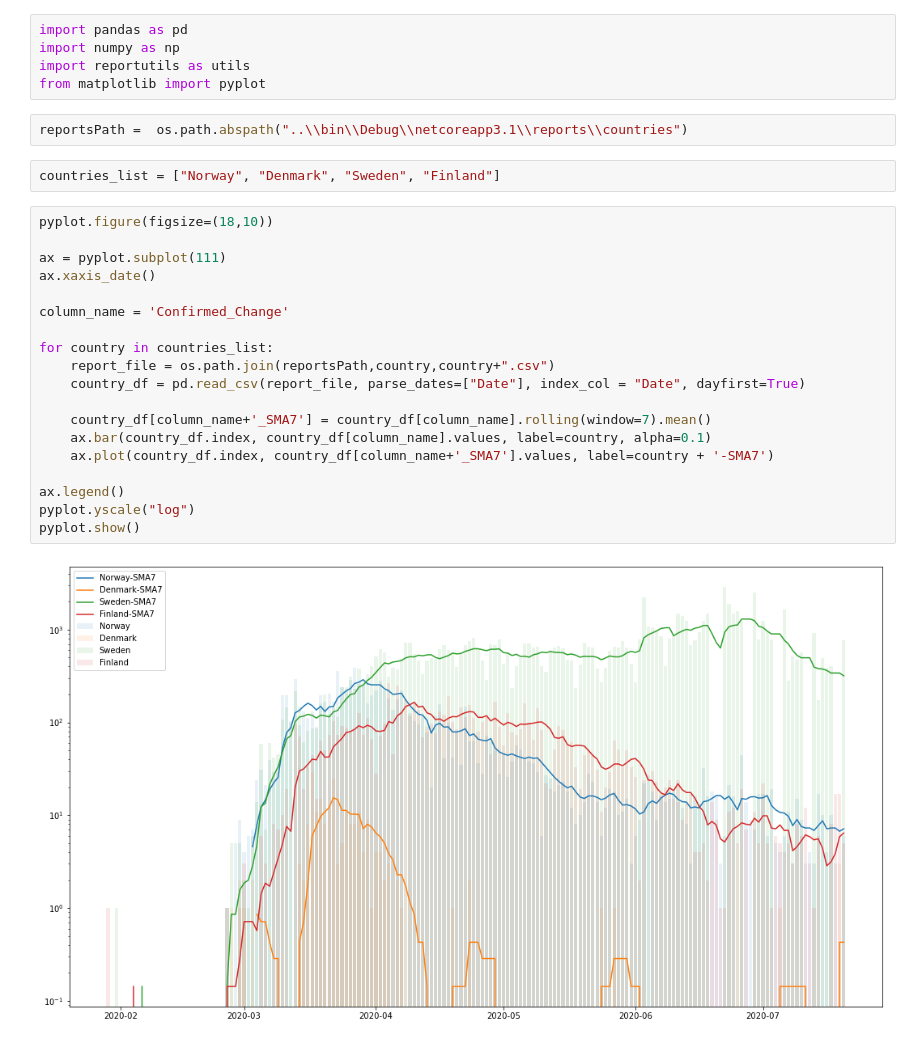
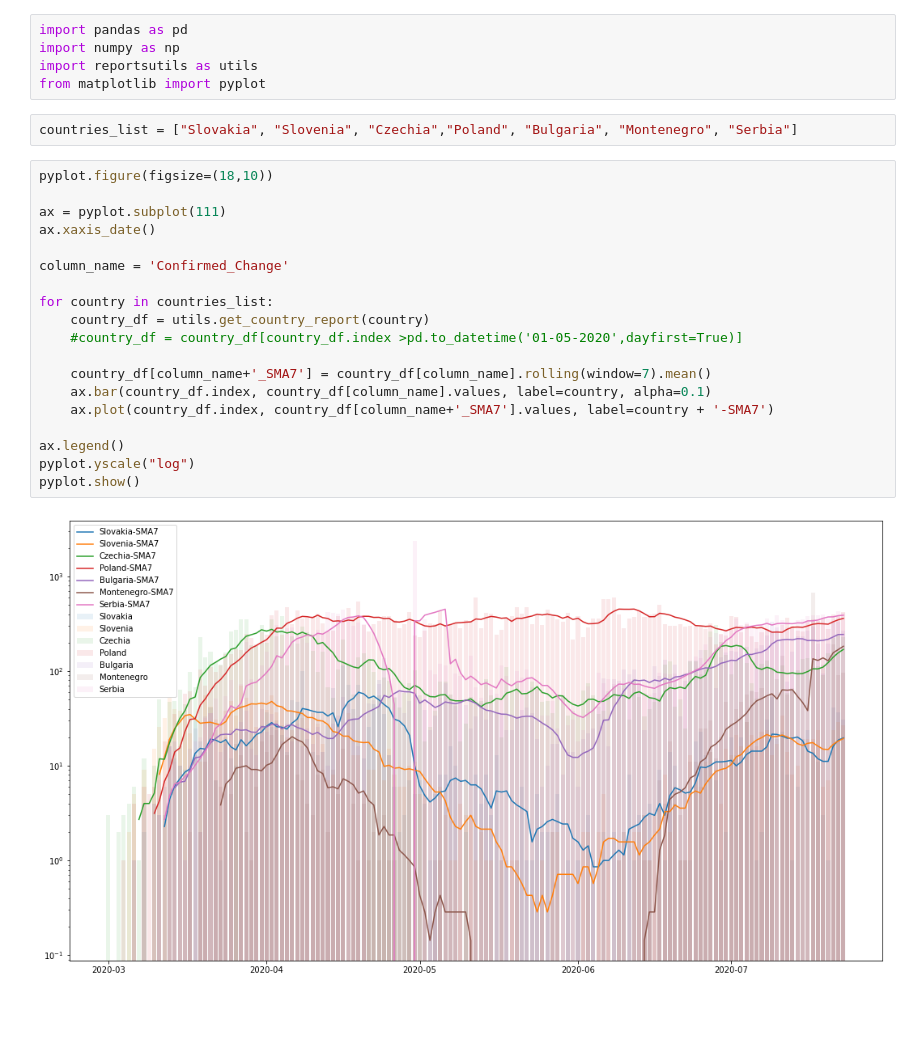
Before and after one commit to guest512/CovidSandbox, a Jupyter notebook: ReportsProcessing/ReportsProcessing.ipynb, the cells around one changed output. Cells and saved outputs as stored; diff of their text form; blank space fills up the shorter version.

```diff
--- a/ReportsProcessing/ReportsProcessing.ipynb
+++ b/ReportsProcessing/ReportsProcessing.ipynb
@@ -1,31 +1,29 @@
 # %%
 import pandas as pd
 import numpy as np
-import reportutils as utils
+import reportsutils as utils
 from matplotlib import pyplot
-# %%
-reportsPath =  os.path.abspath("..\\bin\\Debug\\netcoreapp3.1\\reports\\countries")
-# %%
-countries_list = ["Norway", "Denmark", "Sweden", "Finland"]
+# %%
+countries_list = ["Slovakia", "Slovenia", "Czechia","Poland", "Bulgaria", "Montenegro", "Serbia"]
 # %%
 pyplot.figure(figsize=(18,10))
 
 ax = pyplot.subplot(111)
 ax.xaxis_date()
 
 column_name = 'Confirmed_Change'
 
 for country in countries_list:
-    report_file = os.path.join(reportsPath,country,country+".csv")
-    country_df = pd.read_csv(report_file, parse_dates=["Date"], index_col = "Date", dayfirst=True)
+    country_df = utils.get_country_report(country)
+    #country_df = country_df[country_df.index >pd.to_datetime('01-05-2020',dayfirst=True)]
 
     country_df[column_name+'_SMA7'] = country_df[column_name].rolling(window=7).mean()
     ax.bar(country_df.index, country_df[column_name].values, label=country, alpha=0.1)
     ax.plot(country_df.index, country_df[column_name+'_SMA7'].values, label=country + '-SMA7')
 
 ax.legend()
 pyplot.yscale("log")
 pyplot.show()
 # %% [output]
-[figure, old version]
+[figure, new version]
 # %%
```
Also changed, not shown: parts of 7 cells of this notebook, 1 other file.
